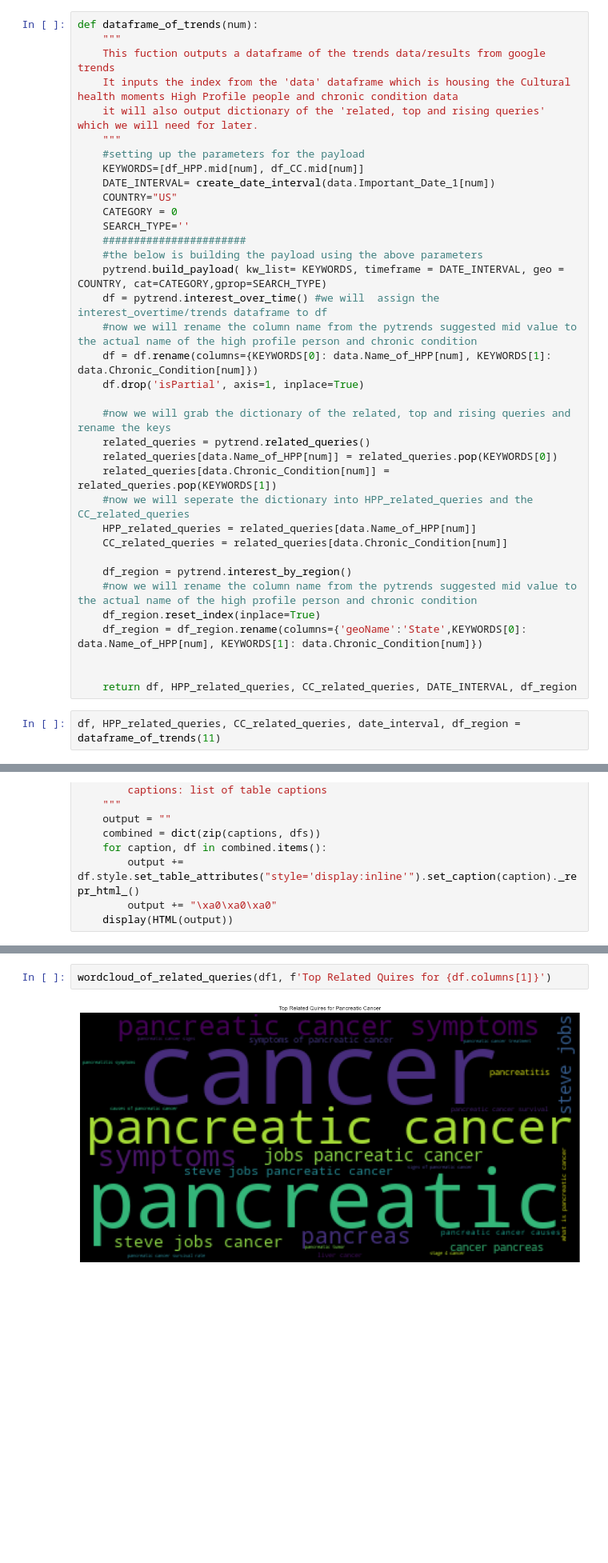
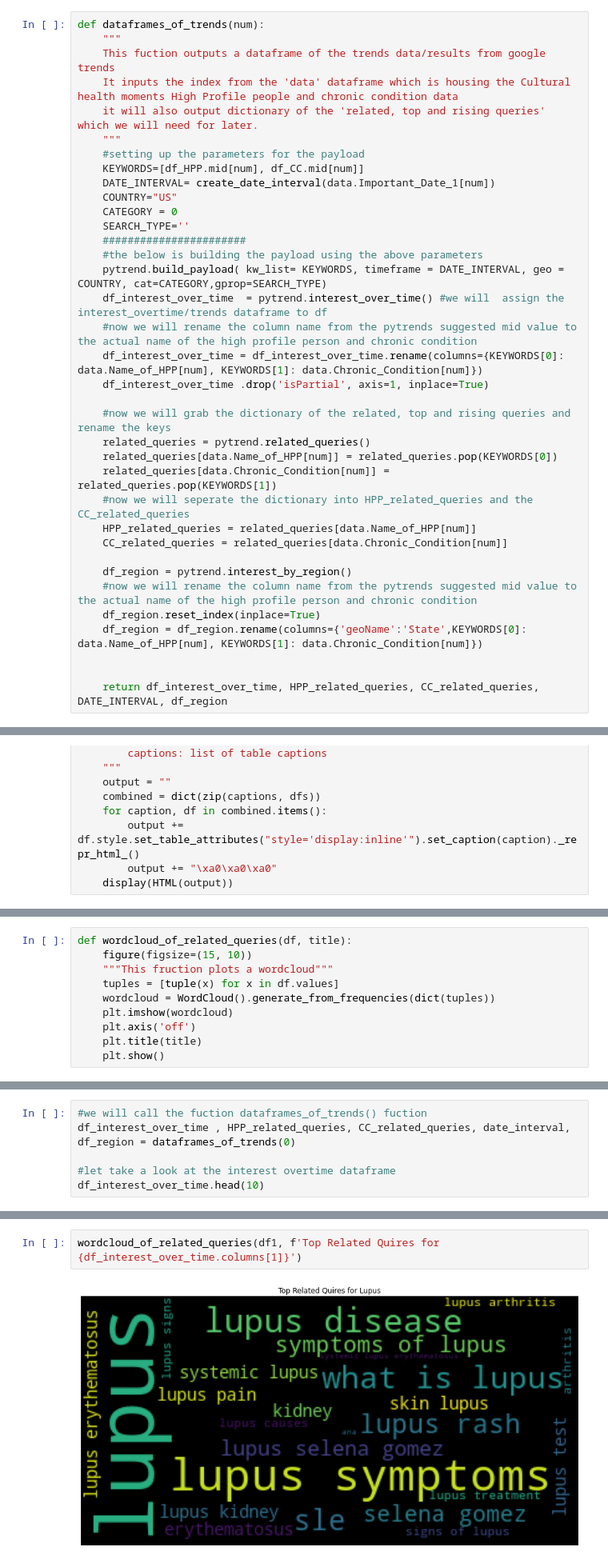
Before and after one commit to kkrusere/Cultural-Health-Moments, a Jupyter notebook: Cultural_Health Moments.ipynb, the cells around one changed output, grey strips where cells are left out. Shown at 80% size. Cells and saved outputs as stored; diff of their text form; blank space fills up the shorter version.

```diff
--- a/Cultural_Health Moments.ipynb
+++ b/Cultural_Health Moments.ipynb
@@ -149,7 +155,7 @@ def create_date_interval(date):
 # %% [markdown]
 We will create a function that will output a dataframe of the Google Trends search data results
 # %%
-def dataframe_of_trends(num):
+def dataframes_of_trends(num):
     """
     This fuction outputs a dataframe of the trends data/results from google trends
     It inputs the index from the 'data' dataframe which is housing the Cultural health moments High Profile people and chronic condition data
@@ -164,10 +170,10 @@ def dataframe_of_trends(num):
     #######################
     #the below is building the payload using the above parameters
     pytrend.build_payload( kw_list= KEYWORDS, timeframe = DATE_INTERVAL, geo = COUNTRY, cat=CATEGORY,gprop=SEARCH_TYPE)
-    df = pytrend.interest_over_time() #we will  assign the interest_overtime/trends dataframe to df
+    df_interest_over_time  = pytrend.interest_over_time() #we will  assign the interest_overtime/trends dataframe to df
     #now we will rename the column name from the pytrends suggested mid value to the actual name of the high profile person and chronic condition
-    df = df.rename(columns={KEYWORDS[0]: data.Name_of_HPP[num], KEYWORDS[1]: data.Chronic_Condition[num]})
-    df.drop('isPartial', axis=1, inplace=True)
+    df_interest_over_time = df_interest_over_time.rename(columns={KEYWORDS[0]: data.Name_of_HPP[num], KEYWORDS[1]: data.Chronic_Condition[num]})
+    df_interest_over_time .drop('isPartial', axis=1, inplace=True)
 
     #now we will grab the dictionary of the related, top and rising queries and rename the keys
     related_queries = pytrend.related_queries()
@@ -183,6 +189,4 @@ def dataframe_of_trends(num):
     df_region = df_region.rename(columns={'geoName':'State',KEYWORDS[0]: data.Name_of_HPP[num], KEYWORDS[1]: data.Chronic_Condition[num]})
 
 
-    return df, HPP_related_queries, CC_related_queries, DATE_INTERVAL, df_region
+    return df_interest_over_time, HPP_related_queries, CC_related_queries, DATE_INTERVAL, df_region
-# %%
-df, HPP_related_queries, CC_related_queries, date_interval, df_region = dataframe_of_trends(11)
@@ -246,0 +248,10 @@ def display_side_by_side(dfs:list, captions:list):
+# %%
+def wordcloud_of_related_queries(df, title):
+    figure(figsize=(15, 10))
+    """This fruction plots a wordcloud"""
+    tuples = [tuple(x) for x in df.values]
+    wordcloud = WordCloud().generate_from_frequencies(dict(tuples))
+    plt.imshow(wordcloud)
+    plt.axis('off')
+    plt.title(title)
+    plt.show()
@@ -246,0 +260,6 @@ def display_side_by_side(dfs:list, captions:list):
+# %%
+#we will call the fuction dataframes_of_trends() fuction
+df_interest_over_time , HPP_related_queries, CC_related_queries, date_interval, df_region = dataframes_of_trends(0)
+
+#let take a look at the interest overtime dataframe
+df_interest_over_time.head(10)
@@ -375,5 +385,5 @@ Topbar_chart(df1)
 # %%
-wordcloud_of_related_queries(df1, f'Top Related Quires for {df.columns[1]}')
+wordcloud_of_related_queries(df1, f'Top Related Quires for {df_interest_over_time.columns[1]}')
 # %% [output]
-[figure, old version]
+[figure, new version]
 # %%
```
Also changed, not shown: parts of 34 cells of this notebook.
